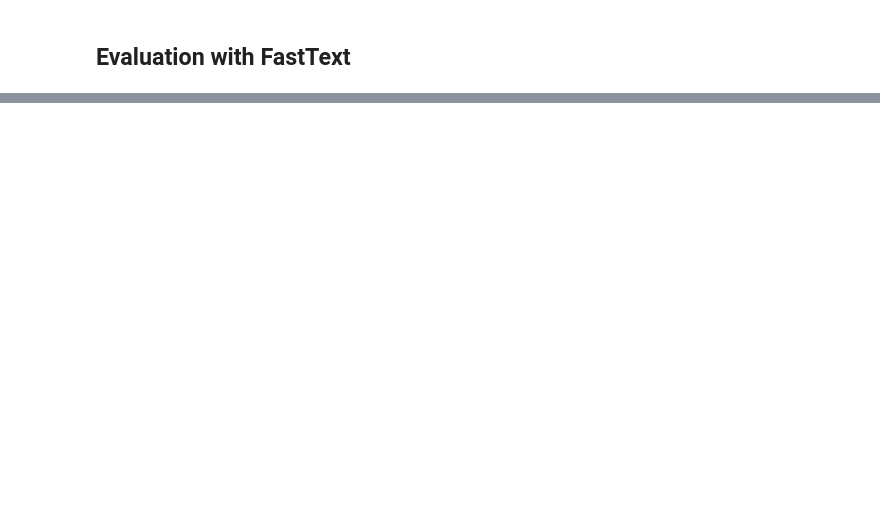
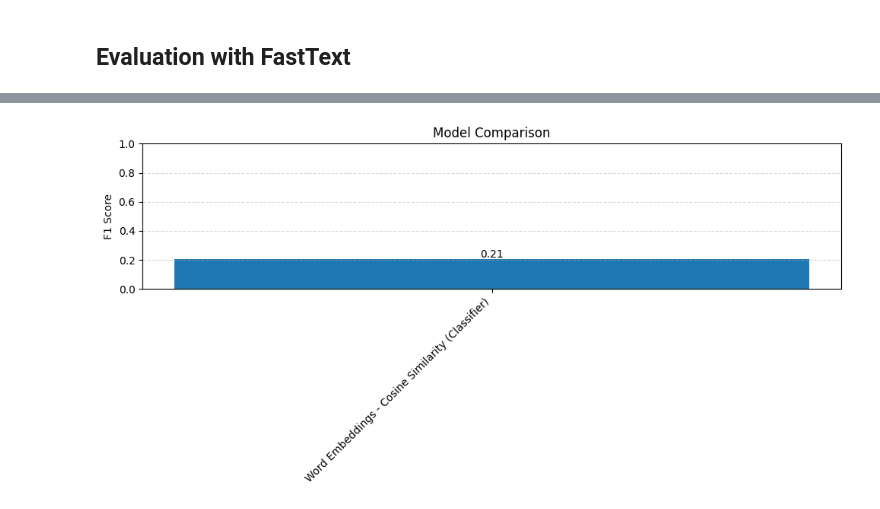
Before and after one commit to Eluminix/AI-Lab, a Jupyter notebook: 2.0 baseline_fasttext.ipynb, the cells around one changed output, grey strips where cells are left out. Cells and saved outputs as stored; diff of their text form; code cells hidden in the pictures; blank space fills up the shorter version.

```diff
--- a/2.0 baseline_fasttext.ipynb
+++ b/2.0 baseline_fasttext.ipynb
@@ -219,0 +257,5 @@ R² : -0.6321
+# %%
+results = common_evaluation.load_all_results()
+common_evaluation.plot_model_comparison(results, metric="F1 Score")
+# %% [output]
+[figure, added]
```
Also changed, not shown: parts of 9 cells of this notebook, 3 other files.
